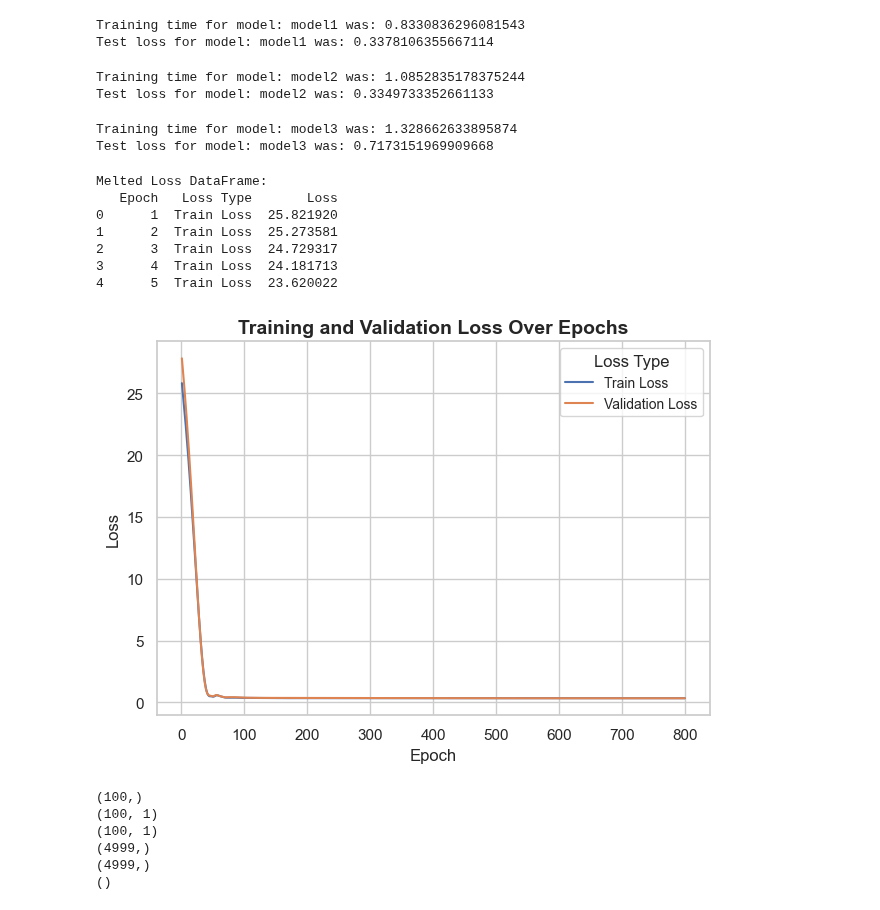
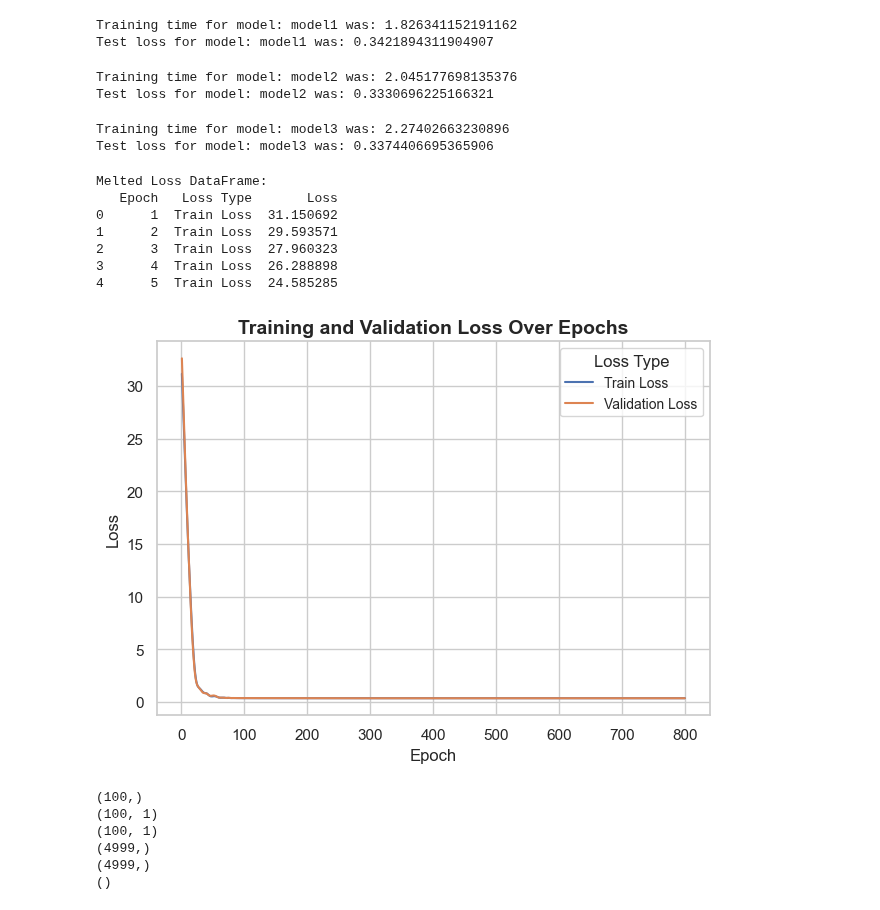
Before and after one commit to zeshenbao/KAN-Kolmogorov-Arnold-Networks, a Jupyter notebook: MLP/MLP_results.ipynb, the cells around one changed output. Cells and saved outputs as stored; diff of their text form; code cells hidden in the pictures.

Commit message:
Uploading results

```diff
--- a/MLP/MLP_results.ipynb
+++ b/MLP/MLP_results.ipynb
@@ -94,19 +94,19 @@ def evaluate_model(cfg : dict, foldername : str) -> dict:
 configs = [
     {"name": "model1",
     "input_size" : 1,
-    "hidden_sizes" : [3],
+    "hidden_sizes" : [7],
     "output_size" : 1,
     "n_epochs": 800},
 
     {"name": "model2",
     "input_size" : 1,
-    "hidden_sizes" : [3, 3],
+    "hidden_sizes" : [7, 7],
     "output_size" : 1,
     "n_epochs": 800},
 
     {"name": "model3",
     "input_size" : 1,
-    "hidden_sizes" : [3, 3, 3],
+    "hidden_sizes" : [7, 7, 7],
     "output_size" : 1,
     "n_epochs": 800},
 ]  # TODO: change
@@ -117,12 +117,12 @@ for cfg in configs:
         results[cfg["name"]] = {}
     results[cfg["name"]] = evaluate_model(cfg, foldername)
 # %% [output]
-Training time for model: model1 was: 0.8330836296081543
-Test loss for model: model1 was: 0.3378106355667114
+Training time for model: model1 was: 1.826341152191162
+Test loss for model: model1 was: 0.3421894311904907
-Training time for model: model2 was: 1.0852835178375244
-Test loss for model: model2 was: 0.3349733352661133
+Training time for model: model2 was: 2.045177698135376
+Test loss for model: model2 was: 0.3330696225166321
-Training time for model: model3 was: 1.328662633895874
-Test loss for model: model3 was: 0.7173151969909668
+Training time for model: model3 was: 2.27402663230896
+Test loss for model: model3 was: 0.3374406695365906
 # %%
 def plot_model(model_cfg, model_res : dict, model_name) -> None:
 
@@ -233,16 +233,16 @@ def plot_model(model_cfg, model_res : dict, model_name) -> None:
     #variabel_namn = results["variabel_namn"]
     np.savez(f'./results/{folder_name}/MLP_plots.npz', epoch=range(1, len(model_res['train_loss']) + 1), train_loss = model_res['train_loss'], val_loss = model_res['test_loss'] , X_val = model_res["x_plot_valvals"], y_noise_val = model_res["x_val"], X_tot = model_res["true_data_x"],y_true_tot = model_res["true_data_y"], sorted_X = sorted_X, sorted_KAN_preds = sorted_KAN_preds)
 # %%
-plot_model(configs[2], results["model3"], model_name='model3')  # TODO: change what to plot
+plot_model(configs[0], results["model1"], model_name='model1')  # TODO: change what to plot
 # %% [output]
 Melted Loss DataFrame:
    Epoch   Loss Type       Loss
-0      1  Train Loss  25.821920
-1      2  Train Loss  25.273581
-2      3  Train Loss  24.729317
-3      4  Train Loss  24.181713
-4      5  Train Loss  23.620022
+0      1  Train Loss  31.150692
+1      2  Train Loss  29.593571
+2      3  Train Loss  27.960323
+3      4  Train Loss  26.288898
+4      5  Train Loss  24.585285
-[figure, old version]
+[figure, new version]
 # %%
 data = np.load("./results/model1_uniform_sin(x)_[8, 8]_241114_2/MLP_plots.npz", allow_pickle=True)
 
```
Also changed, not shown: parts of 1 cell of this notebook, 24 other files.
